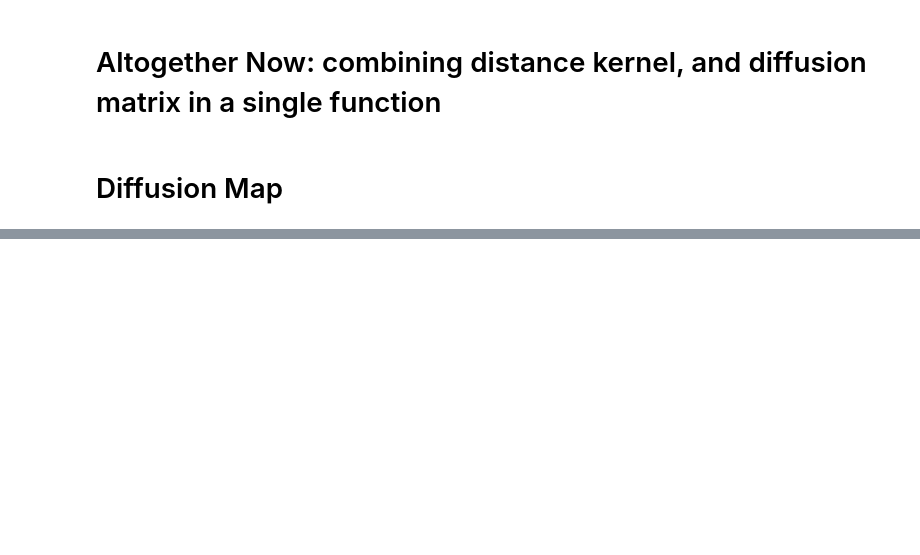
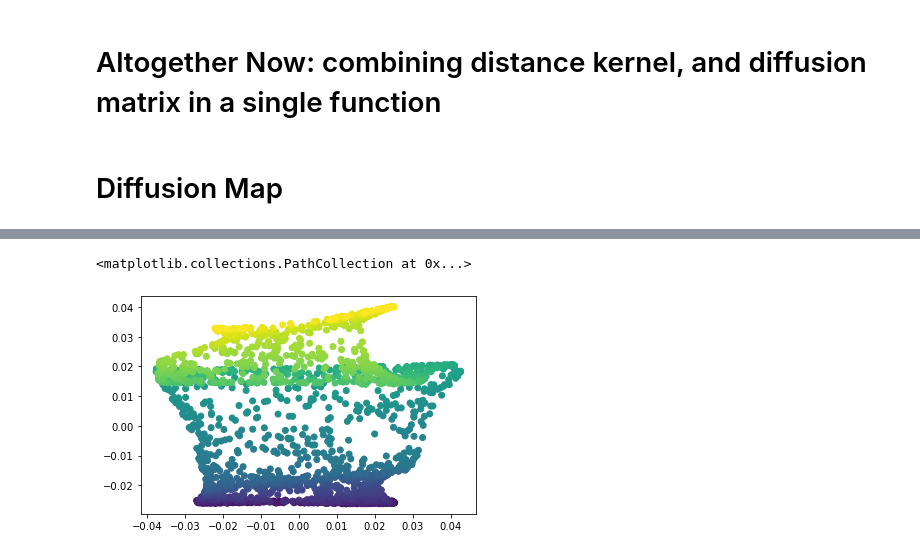
Before and after one commit to professorwug/losscurves, a Jupyter notebook: 01_graph_building.ipynb, the cells around one changed output, grey strips where cells are left out. Saved outputs shown, nothing was run; the diff lists cells and outputs as text; code cells hidden in the pictures; blank space fills up the shorter version.

Commit message:
Added method for diffusion maps

```diff
--- a/01_graph_building.ipynb
+++ b/01_graph_building.ipynb
@@ -117,7 +117,7 @@ def anisotropic_kernel(D, sigma=0.7, alpha = 1):
   alpha : int, optional
       Degree of density normalization, from 0 to 1; by default 1
   """
-  W = np.exp(-D**2/sigma)
+  W = np.exp(-D**2/(2*sigma**2))
   # Additional normalization step for density
   D = np.diag(1/(np.sum(W,axis=1)**alpha))
   W = D @ W @ D
@@ -375,0 +385,12 @@ plt.scatter(diff_map[:,-1],diff_map[:,-2], c=y)
+# %%
+sigma = 2.23
+alpha = 0.3
+Dists = distance_matrix(X)
+W = anisotropic_kernel(Dists, sigma=sigma, alpha = alpha)
+P_symmetric, D = diffusion_matrix(W, symmetric=True, return_degree=True)
+diff_map = diffusion_coordinates(P_symmetric, D)
+# %%
+plt.scatter(diff_map[:,-1],diff_map[:,-2], c=y)
+# %% [output]
+<matplotlib.collections.PathCollection at 0x...>
+[figure, added]
```
Also changed, not shown: parts of 20 cells of this notebook, 8 other files.
